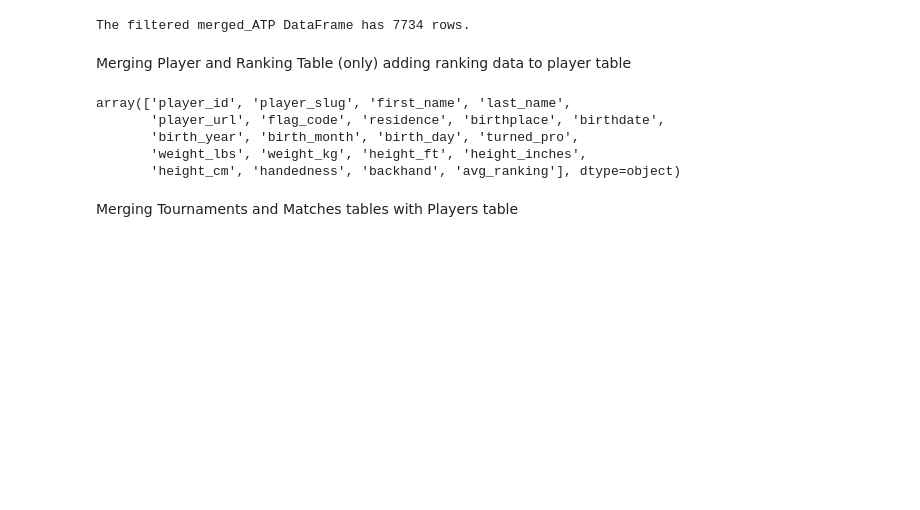
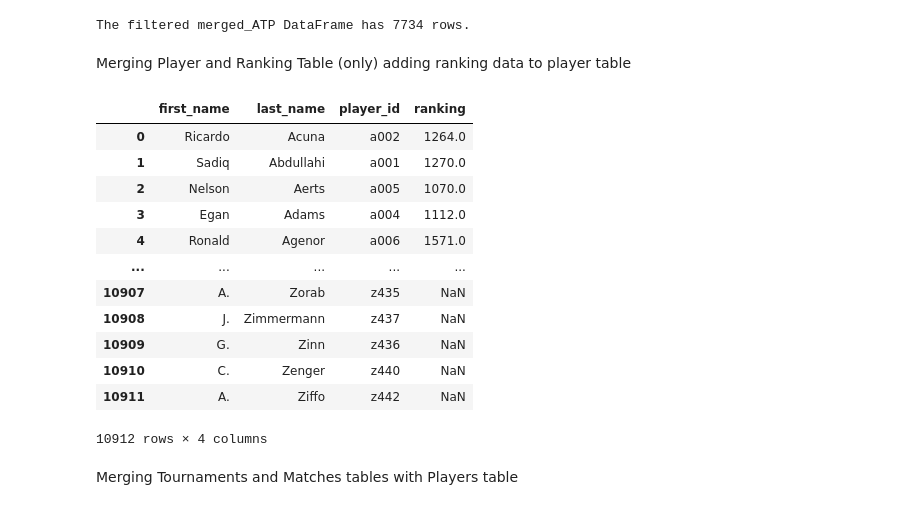
Before and after one commit to Farnaaaz/TenniMatchPrediction, a Jupyter notebook: Cleaned and Compiled Data from 3 dataframes.ipynb, the cells around one changed output. Cells and saved outputs as stored; diff of their text form; code cells hidden in the pictures; blank space fills up the shorter version.

Commit message:
started using players' highest ranks

```diff
--- a/Cleaned and Compiled Data from 3 dataframes.ipynb
+++ b/Cleaned and Compiled Data from 3 dataframes.ipynb
@@ -113,26 +113,51 @@ Merging Player and Ranking Table
 # %%
 players = pd.read_csv('ATP data/player_overviews_unindexed_csv.csv')
 # %%
-ranking = pd.read_csv('ATP data/rankings_1973-2017_csv.csv')
+ranking = pd.read_csv('ATP data/rankings_1973-2017_csv.csv', low_memory=False)
+
+#only consider the ranking for players after 2015 (for some variety)
+# filtered_ranking = ranking[ranking['week_year']>=2015]
 
 # Calculate the average ranking for each player
-avg_ranking = ranking.groupby('player_id')['rank_number'].mean().reset_index()
+# avg_ranking = ranking.groupby('player_id')['rank_number'].mean().reset_index()
+
+# Calculate the highest ranking for each player
+peak_ranking = ranking.groupby('player_id')['rank_number'].max().reset_index()
+
 
 # Merge only the 'rank_number' column back to the player_df
-player_updated = pd.merge(players, avg_ranking[['player_id', 'rank_number']], on='player_id', how='left')
+player_updated = pd.merge(players, peak_ranking[['player_id', 'rank_number']], on='player_id', how='left')
 
 # Rename the new column to reflect it's the average ranking
-player_updated = player_updated.rename(columns={'rank_number': 'avg_ranking'})
+player_updated = player_updated.rename(columns={'rank_number': 'ranking'})
 
 # Display the final DataFrame
-player_updated.head()
-player_updated.columns.values
+player_updated[["first_name","last_name",'player_id', 'ranking']]
+
+# null_count = player_updated['ranking'].isnull().sum()
+# null_count # 6208 nulls
+
+# player_updated.columns.values
+
+# player_updated["peak_ranking"].unique()
+# len(ranking['player_id'].unique())
+# filterered = ranking[ranking['player_id']=="a002"]
+# filterered[['player_id', 'rank_number',"week_year"]]
+# players[players['player_id']=="a002"]
 # %% [output]
+|  | first_name | last_name | player_id | ranking |
+| 0 | Ricardo | Acuna | a002 | 1264.0 |
+| 1 | Sadiq | Abdullahi | a001 | 1270.0 |
+| 2 | Nelson | Aerts | a005 | 1070.0 |
+| 3 | Egan | Adams | a004 | 1112.0 |
+| 4 | Ronald | Agenor | a006 | 1571.0 |
+| ... | ... | ... | ... | ... |
+| 10907 | A. | Zorab | z435 | NaN |
+| 10908 | J. | Zimmermann | z437 | NaN |
+| 10909 | G. | Zinn | z436 | NaN |
+| 10910 | C. | Zenger | z440 | NaN |
+| 10911 | A. | Ziffo | z442 | NaN |
-array(['player_id', 'player_slug', 'first_name', 'last_name',
-       'player_url', 'flag_code', 'residence', 'birthplace', 'birthdate',
-       'birth_year', 'birth_month', 'birth_day', 'turned_pro',
-       'weight_lbs', 'weight_kg', 'height_ft', 'height_inches',
-       'height_cm', 'handedness', 'backhand', 'avg_ranking'], dtype=object)
+10912 rows × 4 columns
 # %% [markdown]
 Merging Tournaments and Matches tables with Players table
 # %%
```
Also changed, not shown: parts of 1 cell of this notebook.
